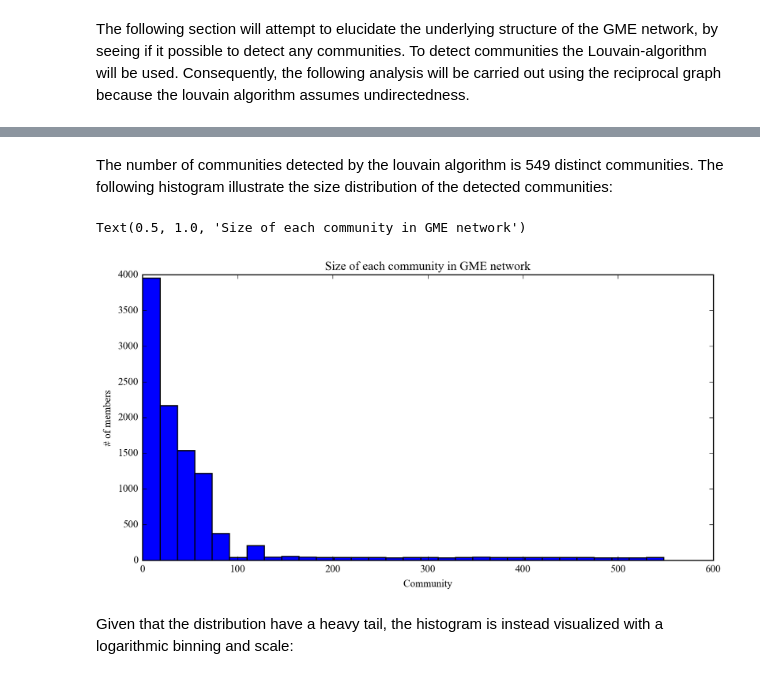
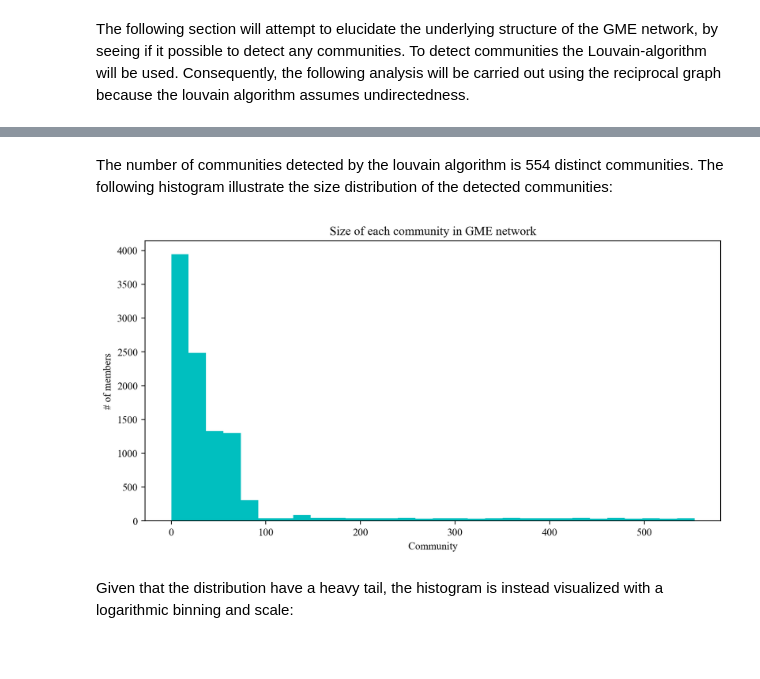
Before and after one commit to DanielHolmelund/Computational-Social-Science-02467, a Jupyter notebook: Assignment 2.ipynb, the cells around one changed output, grey strips where cells are left out. Cells and saved outputs as stored; diff of their text form; code cells hidden in the pictures.

```diff
--- a/Assignment 2.ipynb
+++ b/Assignment 2.ipynb
@@ -728,15 +749,15 @@ The amount of communities: 549
 # %% [markdown]
-The number of communities detected by the louvain algorithm is 549 distinct communities. The following histogram illustrate the size distribution of the detected communities:
+The number of communities detected by the louvain algorithm is 554 distinct communities. The following histogram illustrate the size distribution of the detected communities:
 # %%
 nx.set_node_attributes(GME_graph, communities, "louvain_community")
 fig, ax = plt.subplots(figsize=(10,5), dpi=200)
-ax.hist(communities.values(), bins=30)
+ax.hist(communities.values(), bins=30, color='c')
 ax.set_ylabel("# of members")
 ax.set_xlabel("Community")
 ax.set_title("Size of each community in GME network")
+plt.show()
 # %% [output]
-Text(0.5, 1.0, 'Size of each community in GME network')
-[figure, old version]
+[figure, new version]
 # %% [markdown]
 Given that the distribution have a heavy tail, the histogram is instead visualized with a logarithmic binning and scale:
 # %%
```
Also changed, not shown: parts of 33 cells of this notebook.
